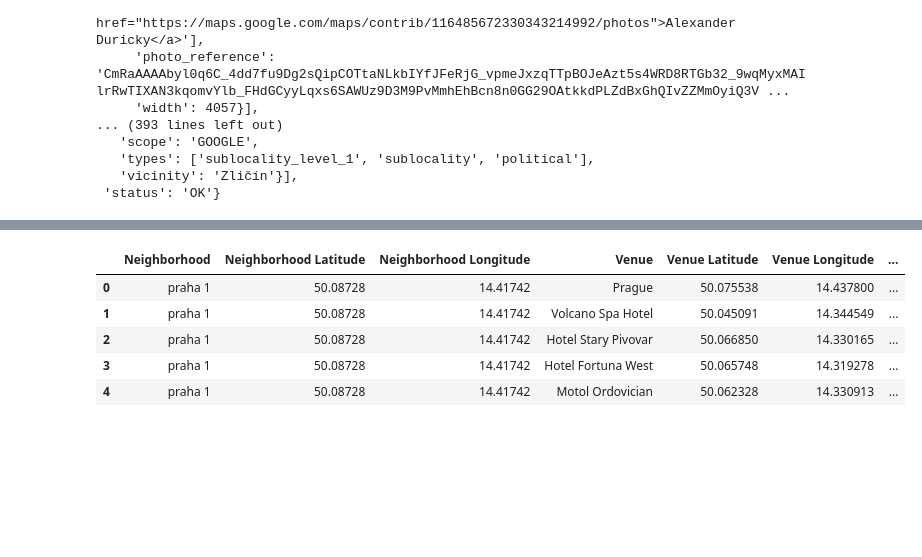
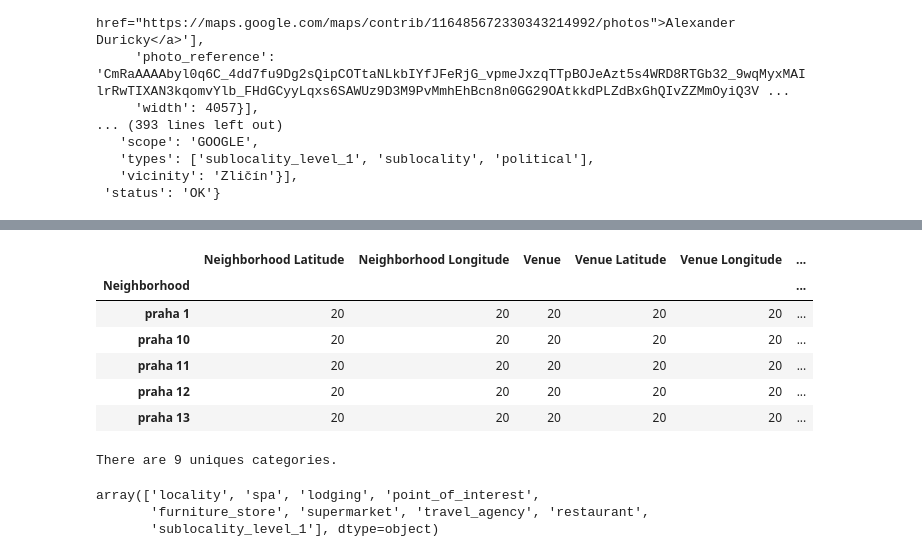
Before and after one commit to tonnyeremin/Urban-Data-Science, a Jupyter notebook: Praha Claaaifier.ipynb, the cells around one changed output, grey strips where cells are left out. Saved outputs shown, nothing was run; the diff lists cells and outputs as text; code cells hidden in the pictures; blank space fills up the shorter version.

```diff
--- a/Praha Claaaifier.ipynb
+++ b/Praha Claaaifier.ipynb
@@ -429,16 +429,28 @@ def GetNearby(neighborhoods, latitudes, longitudes, raduis):
                 radius,
                 ggl_api_key)
 
-        results = requests.get(gglurl).json()
 
-        result.append([(
-            name,
-            lat,
-            lng,
-            v['name'],
-            v['geometry']['location']['lat'],
-            v['geometry']['location']['lng'],
-            v['types']) for v in results['results']])
+
+        while True:
+            results = requests.get(gglurl).json()
+
+            result.append([(
+                name,
+                lat,
+                lng,
+                v['name'],
+                v['geometry']['location']['lat'],
+                v['geometry']['location']['lng'],
+                v['types'][0]) for v in results['results']])
+
+            try:
+                next_page_token = results['next_page_token']
+                print(next_page_token)
+            except:
+                break
+            else:
+                gglurl = 'https://maps.googleapis.com/maps/api/place/nearbysearch/json?pagetoken={}&key={}'.format(next_page_token,ggl_api_key)
+
 
     nearby_venues = pd.DataFrame([item for result in result for item in result])
     nearby_venues.columns = ['Neighborhood',
@@ -456,9 +492,20 @@ venues
 # %%
-venues.head()
+venues.groupby('Neighborhood').count().head()
 # %% [output]
-|  | Neighborhood | Neighborhood Latitude | Neighborhood Longitude | Venue | Venue Latitude | Venue Longitude | ... |
-| 0 | praha 1 | 50.08728 | 14.41742 | Prague | 50.075538 | 14.437800 | ... |
-| 1 | praha 1 | 50.08728 | 14.41742 | Volcano Spa Hotel | 50.045091 | 14.344549 | ... |
-| 2 | praha 1 | 50.08728 | 14.41742 | Hotel Stary Pivovar | 50.066850 | 14.330165 | ... |
-| 3 | praha 1 | 50.08728 | 14.41742 | Hotel Fortuna West | 50.065748 | 14.319278 | ... |
-| 4 | praha 1 | 50.08728 | 14.41742 | Motol Ordovician | 50.062328 | 14.330913 | ... |
+|  | Neighborhood Latitude | Neighborhood Longitude | Venue | Venue Latitude | Venue Longitude | ... |
+| Neighborhood |  |  |  |  |  | ... |
+| praha 1 | 20 | 20 | 20 | 20 | 20 | ... |
+| praha 10 | 20 | 20 | 20 | 20 | 20 | ... |
+| praha 11 | 20 | 20 | 20 | 20 | 20 | ... |
+| praha 12 | 20 | 20 | 20 | 20 | 20 | ... |
+| praha 13 | 20 | 20 | 20 | 20 | 20 | ... |
+# %%
+print('There are {} uniques categories.'.format(len(venues['Venue Category'].unique())))
+# %% [output]
+There are 9 uniques categories.
+# %%
+venues['Venue Category'].unique()
+# %% [output]
+array(['locality', 'spa', 'lodging', 'point_of_interest',
+       'furniture_store', 'supermarket', 'travel_agency', 'restaurant',
+       'sublocality_level_1'], dtype=object)
```
Also changed, not shown: parts of 1 cell of this notebook.
